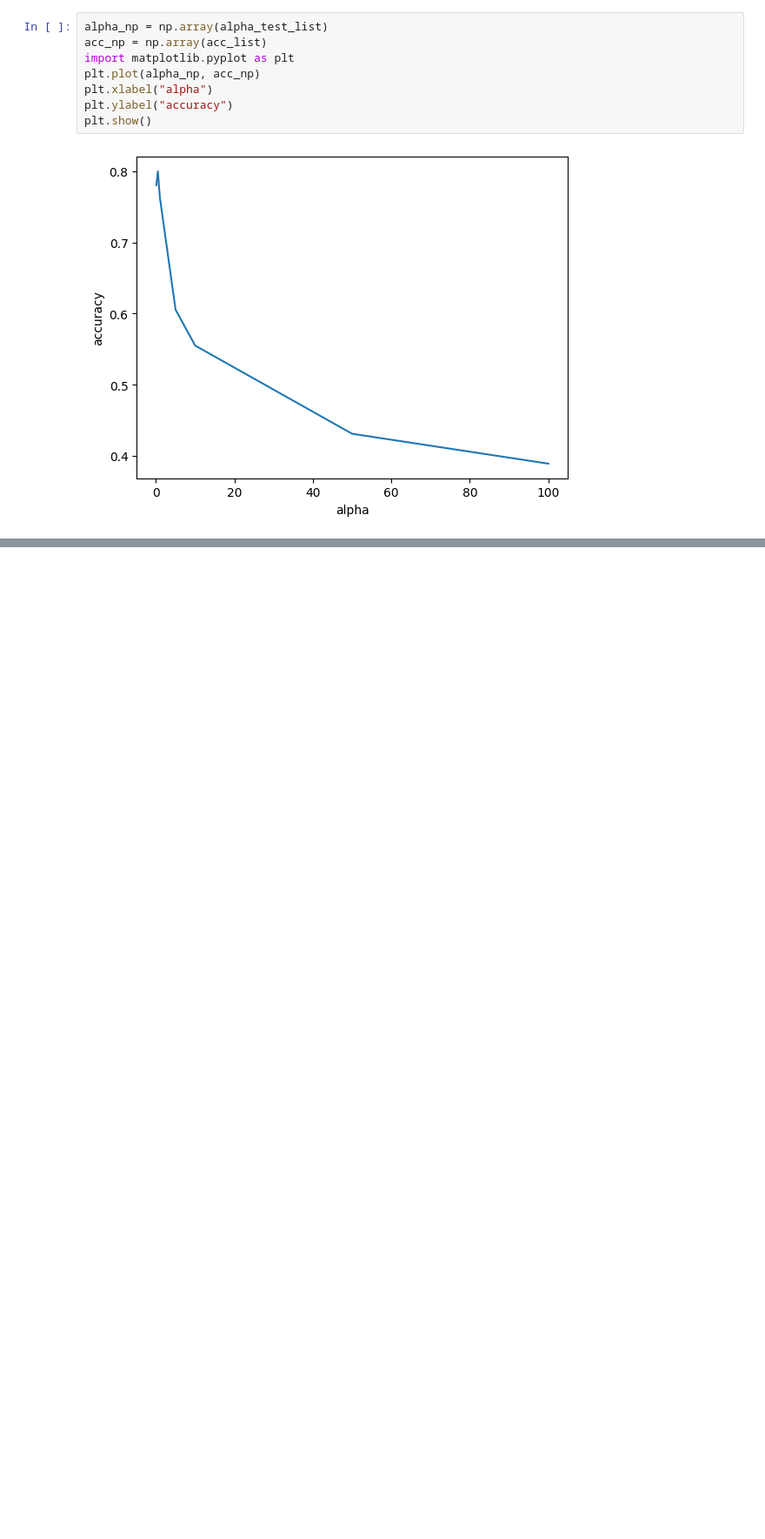
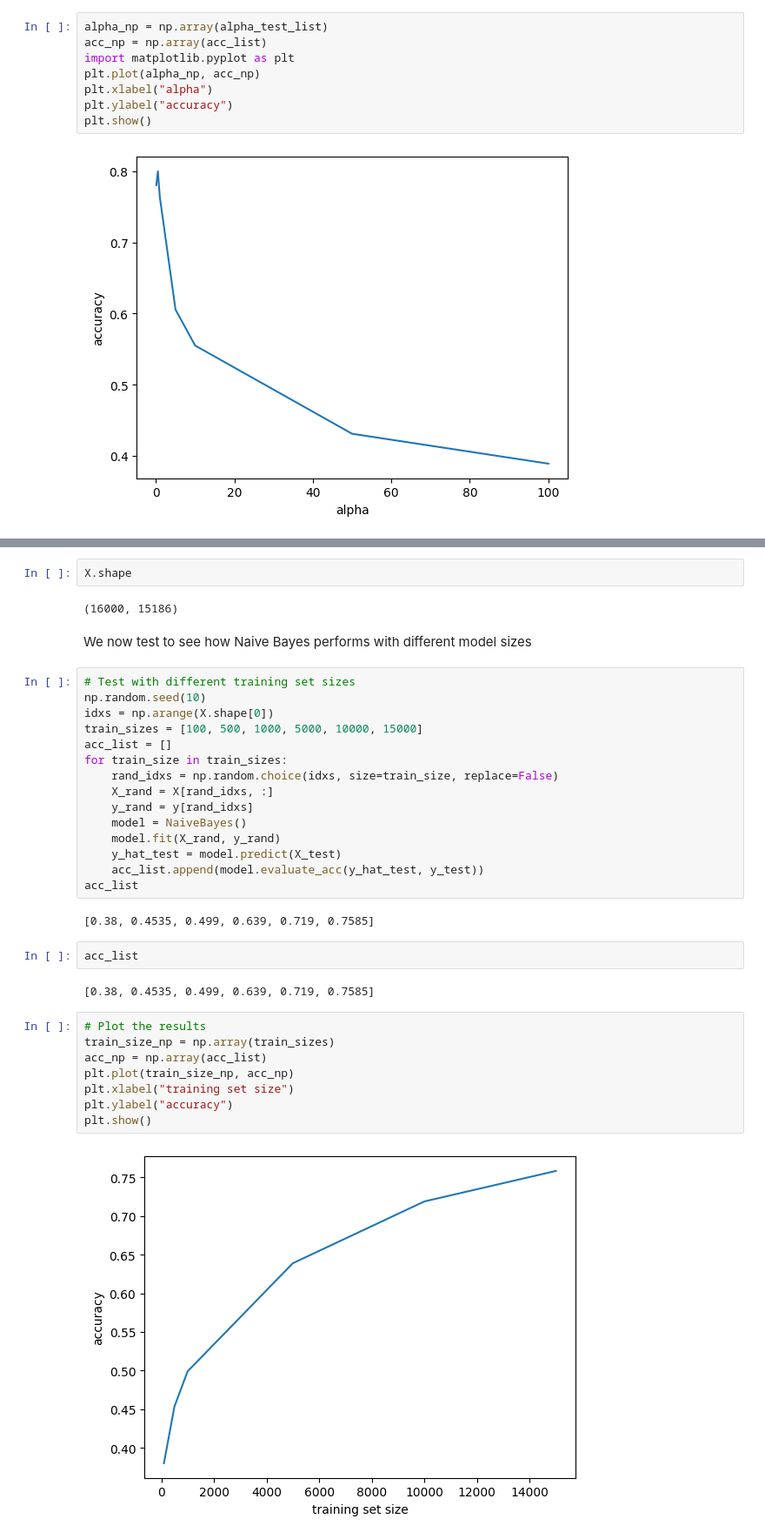
Before and after one commit to rsaif22/COMP-551, a Jupyter notebook: Assignment_3/naive_bayes.ipynb, the cells around one changed output, grey strips where cells are left out. Shown at 87% size. Cells and saved outputs as stored; diff of their text form; blank space fills up the shorter version.

Commit message:
Updated naive bayes

```diff
--- a/Assignment_3/naive_bayes.ipynb
+++ b/Assignment_3/naive_bayes.ipynb
@@ -45,0 +123,37 @@ plt.show()
+# %%
+X.shape
+# %% [output]
+(16000, 15186)
+# %% [markdown]
+We now test to see how Naive Bayes performs with different model sizes
+# %%
+# Test with different training set sizes
+np.random.seed(10)
+idxs = np.arange(X.shape[0])
+train_sizes = [100, 500, 1000, 5000, 10000, 15000]
+acc_list = []
+for train_size in train_sizes:
+    rand_idxs = np.random.choice(idxs, size=train_size, replace=False)
+    X_rand = X[rand_idxs, :]
+    y_rand = y[rand_idxs]
+    model = NaiveBayes()
+    model.fit(X_rand, y_rand)
+    y_hat_test = model.predict(X_test)
+    acc_list.append(model.evaluate_acc(y_hat_test, y_test))
+acc_list
+# %% [output]
+[0.38, 0.4535, 0.499, 0.639, 0.719, 0.7585]
+# %%
+acc_list
+# %% [output]
+[0.38, 0.4535, 0.499, 0.639, 0.719, 0.7585]
+# %%
+# Plot the results
+train_size_np = np.array(train_sizes)
+acc_np = np.array(acc_list)
+plt.plot(train_size_np, acc_np)
+plt.xlabel("training set size")
+plt.ylabel("accuracy")
+plt.show()
+# %% [output]
+[figure, added]
```
Also changed, not shown: parts of 5 cells of this notebook, 3 other files.
